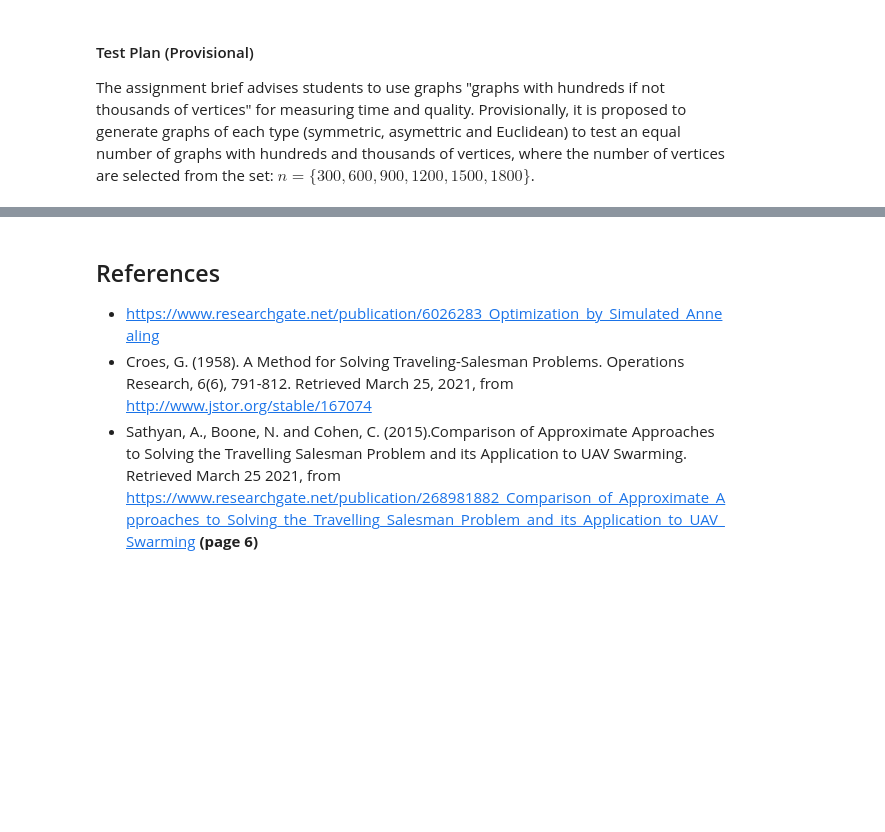
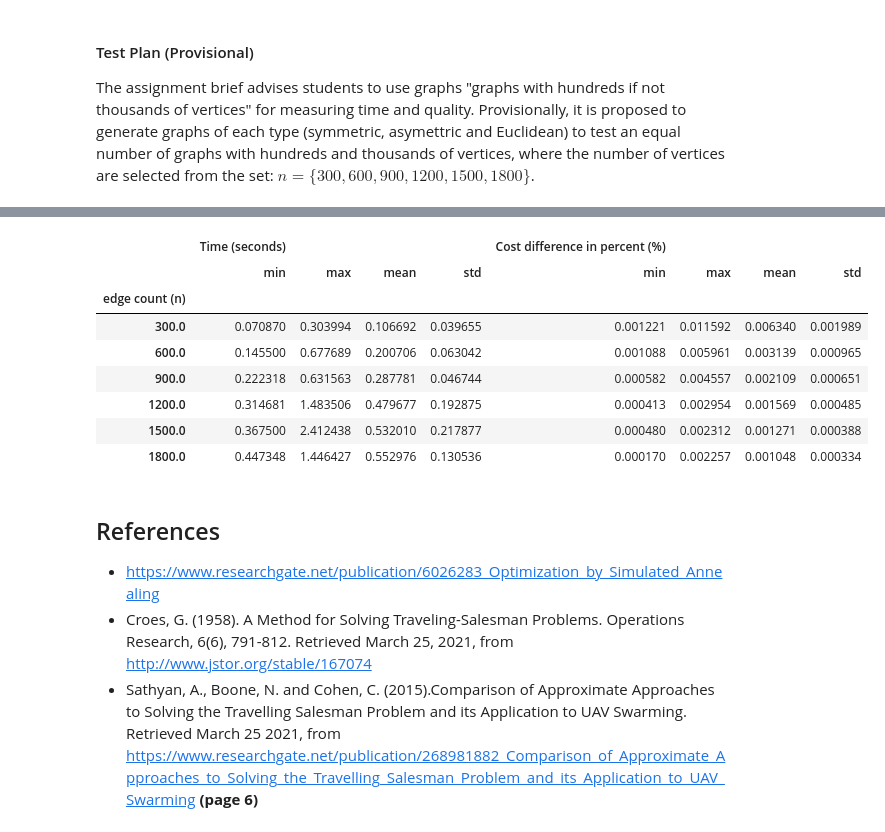
Before and after one commit to rm-green/GeneticAlgorithm, a Jupyter notebook: group9-portfolio.ipynb, the cells around one changed output, grey strips where cells are left out. Saved outputs shown, nothing was run; the diff lists cells and outputs as text; code cells hidden in the pictures; blank space fills up the shorter version.

```diff
--- a/group9-portfolio.ipynb
+++ b/group9-portfolio.ipynb
@@ -552,3 +564,15 @@ createTestData([300,600,900,1200,1500,1800],200)
+# %%
+createTestData([300,600,900,1200,1500,1800],200, 'Euclidean') # Produce stats table for Euclidean graphs
+# %% [output]
+|  | Time (seconds) |  |  |  | Cost difference in percent (%) |  |  |  |
+|  | min | max | mean | std | min | max | mean | std |
+| edge count (n) |  |  |  |  |  |  |  |  |
+| 300.0 | 0.070870 | 0.303994 | 0.106692 | 0.039655 | 0.001221 | 0.011592 | 0.006340 | 0.001989 |
+| 600.0 | 0.145500 | 0.677689 | 0.200706 | 0.063042 | 0.001088 | 0.005961 | 0.003139 | 0.000965 |
+| 900.0 | 0.222318 | 0.631563 | 0.287781 | 0.046744 | 0.000582 | 0.004557 | 0.002109 | 0.000651 |
+| 1200.0 | 0.314681 | 1.483506 | 0.479677 | 0.192875 | 0.000413 | 0.002954 | 0.001569 | 0.000485 |
+| 1500.0 | 0.367500 | 2.412438 | 0.532010 | 0.217877 | 0.000480 | 0.002312 | 0.001271 | 0.000388 |
+| 1800.0 | 0.447348 | 1.446427 | 0.552976 | 0.130536 | 0.000170 | 0.002257 | 0.001048 | 0.000334 |
 # %% [markdown]
 ## References
 
```
Also changed, not shown: parts of 7 cells of this notebook.
